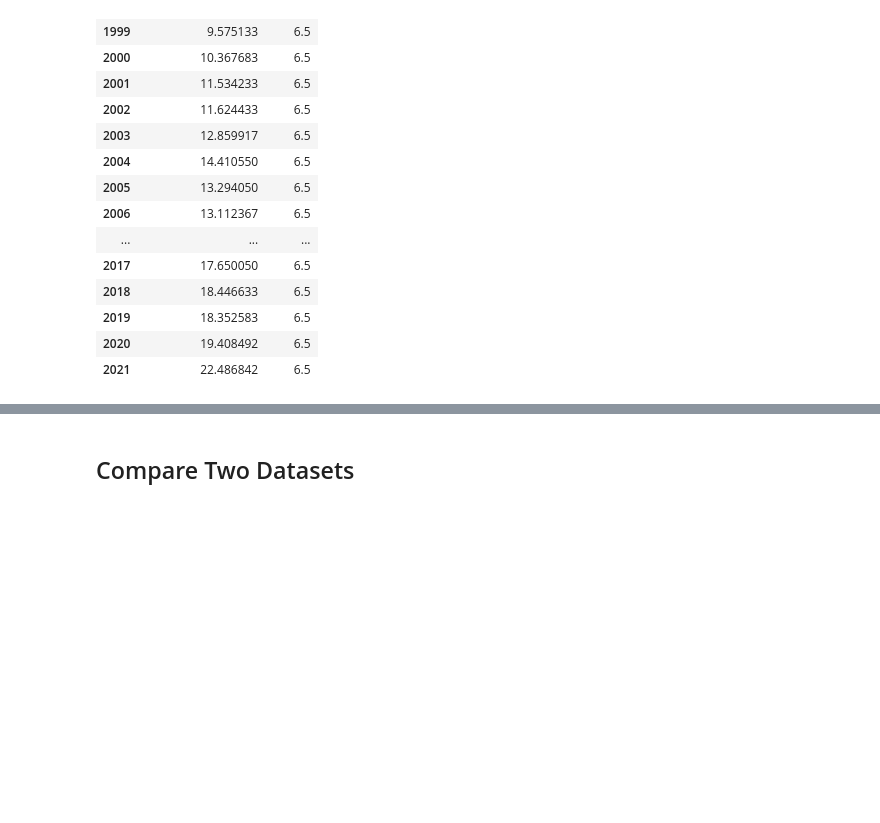
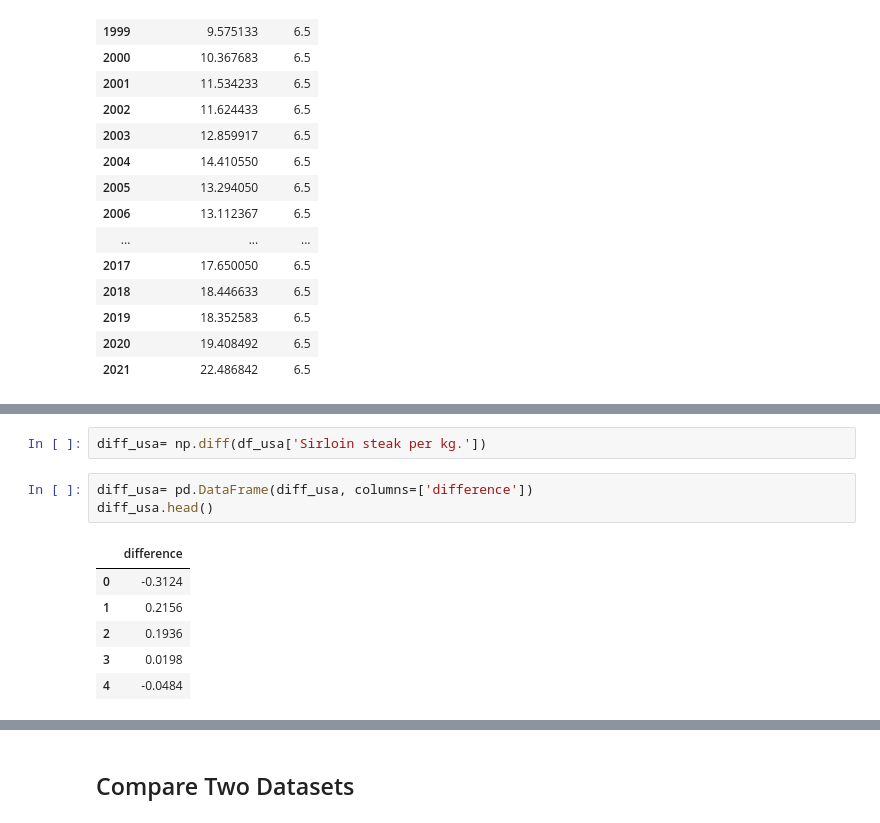
Before and after one commit to ZdenkoCCT/CA2Git, a Jupyter notebook: Cleaned data-Statistics.ipynb, the cells around one changed output, grey strips where cells are left out. Cells and saved outputs as stored; diff of their text form; blank space fills up the shorter version.

```diff
--- a/Cleaned data-Statistics.ipynb
+++ b/Cleaned data-Statistics.ipynb
@@ -612,0 +627,12 @@ sns.pairplot(data=df_usa, hue='Month')
+# %%
+diff_usa= np.diff(df_usa['Sirloin steak per kg.'])
+# %%
+diff_usa= pd.DataFrame(diff_usa, columns=['difference'])
+diff_usa.head()
+# %% [output]
+|  | difference |
+| 0 | -0.3124 |
+| 1 | 0.2156 |
+| 2 | 0.1936 |
+| 3 | 0.0198 |
+| 4 | -0.0484 |
```
Also changed, not shown: parts of 41 cells of this notebook, 1 other file.
